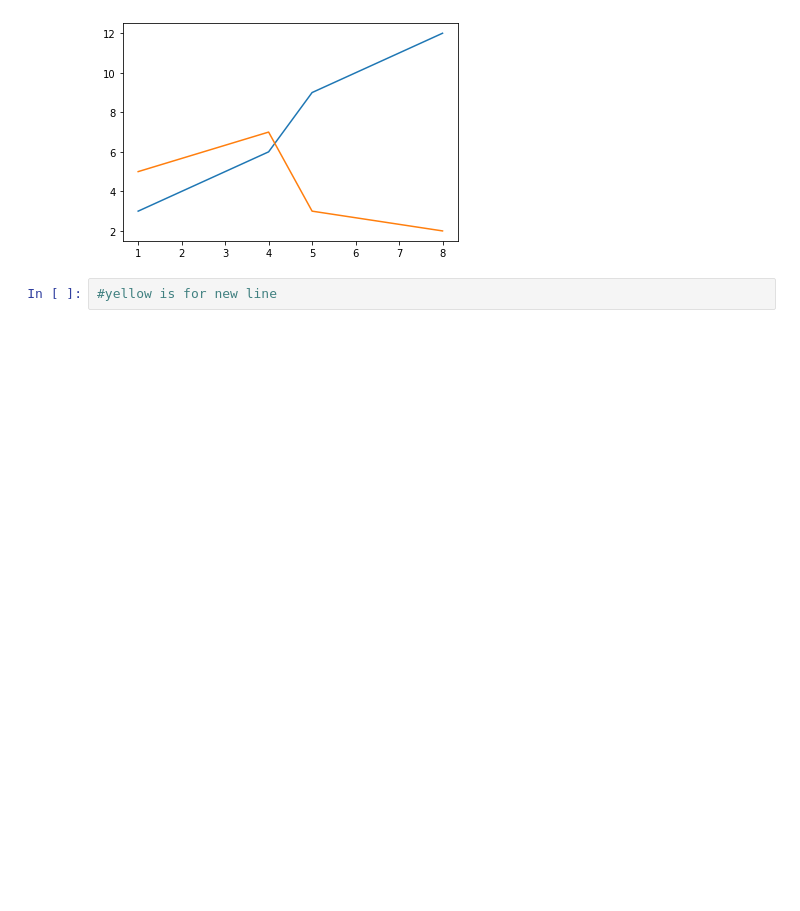
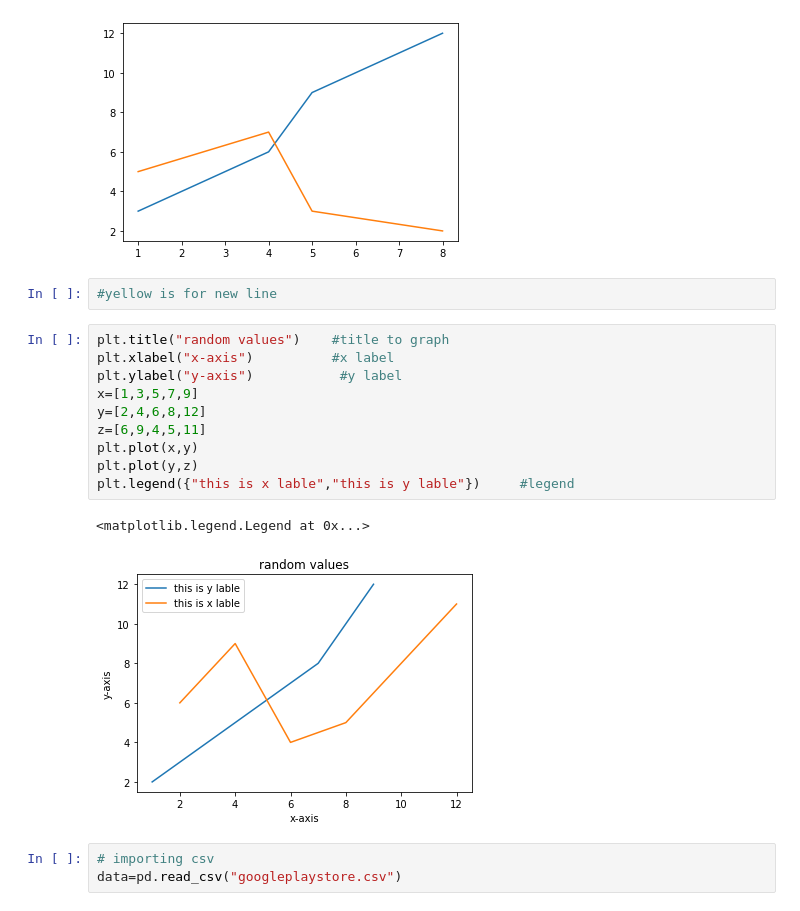
Before and after one commit to Karanmehra7107/python, a Jupyter notebook: exercise.ipynb, the cells around one changed output. Cells and saved outputs as stored; diff of their text form; blank space fills up the shorter version.

```diff
--- a/exercise.ipynb
+++ b/exercise.ipynb
@@ -80,3 +77,19 @@ plt.plot(x,z)
 [figure]
 # %%
 #yellow is for new line
+# %%
+plt.title("random values")    #title to graph
+plt.xlabel("x-axis")          #x label
+plt.ylabel("y-axis")           #y label
+x=[1,3,5,7,9]
+y=[2,4,6,8,12]
+z=[6,9,4,5,11]
+plt.plot(x,y)
+plt.plot(y,z)
+plt.legend({"this is x lable","this is y lable"})     #legend
+# %% [output]
+<matplotlib.legend.Legend at 0x...>
+[figure, added]
+# %%
+# importing csv
+data=pd.read_csv("googleplaystore.csv")
```
Also changed, not shown: parts of 14 cells of this notebook.
